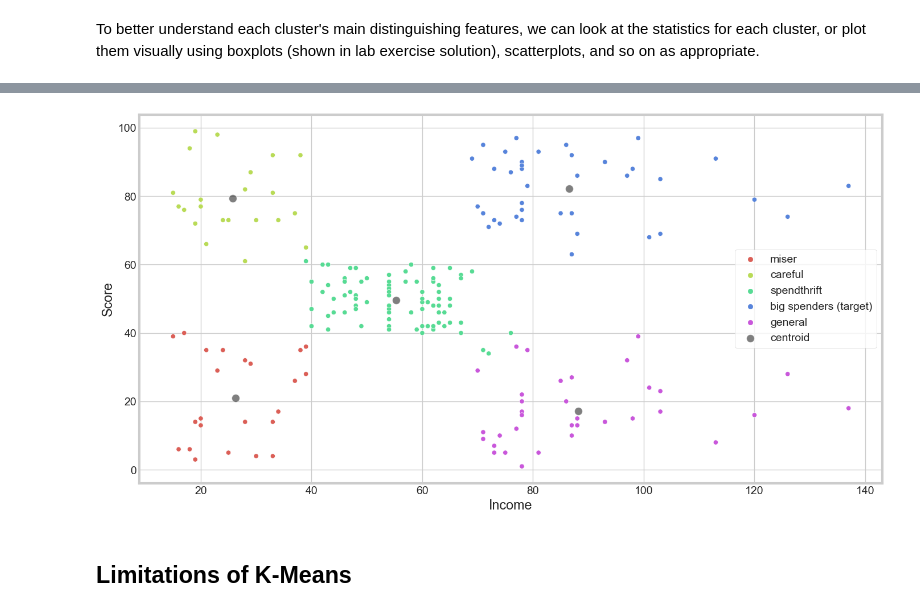
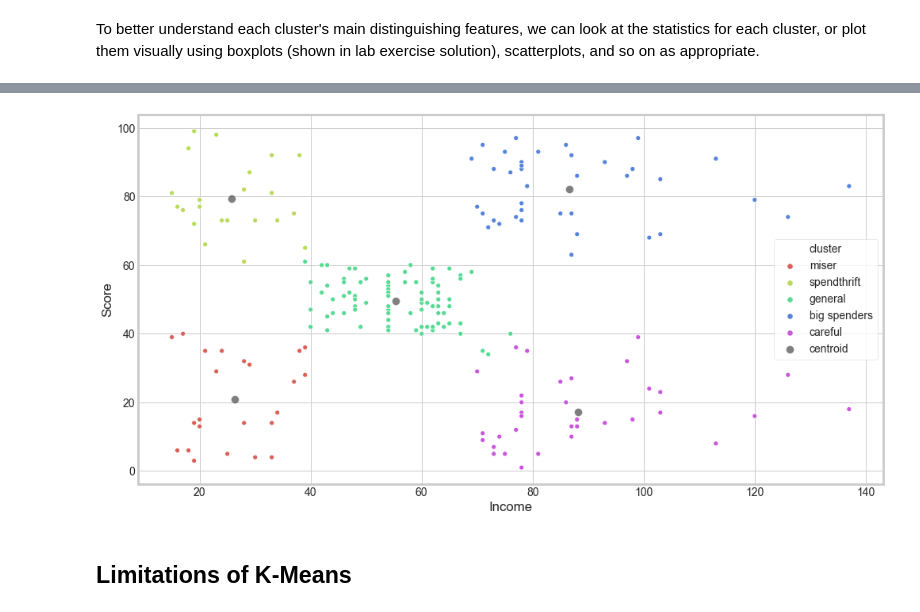
Before and after one commit to GUC-DM/W2022, a Jupyter notebook: lab_content/Lab_08_Complete.ipynb, the cells around one changed output, grey strips where cells are left out. Cells and saved outputs as stored; diff of their text form; code cells hidden in the pictures.

Commit message:
Lab 8 Complete updated with cluster interpretations; Lab 8 Solution added

```diff
--- a/lab_content/Lab_08_Complete.ipynb
+++ b/lab_content/Lab_08_Complete.ipynb
@@ -230,17 +230,17 @@ sns.scatterplot(x=centroids[:, 0], y=centroids[:, 1], label='centroid', color='b
 # %%
 # Optionally, replace the cluster labels with meaningful names
 df.loc[df['cluster'] == 0, 'cluster'] = 'general'
 df.loc[df['cluster'] == 1, 'cluster'] = 'spendthrift'
-df.loc[df['cluster'] == 2, 'cluster'] = 'big spenders (target)'
-df.loc[df['cluster'] == 3, 'cluster'] = 'careful'
-df.loc[df['cluster'] == 4, 'cluster'] = 'miser'
+df.loc[df['cluster'] == 2, 'cluster'] = 'big spenders'
+df.loc[df['cluster'] == 3, 'cluster'] = 'miser'
+df.loc[df['cluster'] == 4, 'cluster'] = 'careful'
 
 plt.figure(figsize=(15,8))
 # Unfortunately, colors are not the same each run without manual assignment of a color to each class
 sns.scatterplot(x='Income', y='Score', hue='cluster', data=df, palette=sns.color_palette('hls', 5));
 sns.scatterplot(x=centroids[:, 0], y=centroids[:, 1], label='centroid', color='black', alpha=0.5, s=100);
 # %% [output]
-[figure, old version]
+[figure, new version]
 # %% [markdown]
 ## Limitations of K-Means
 # %% [markdown]
```
Also changed, not shown: parts of 14 cells of this notebook, 2 other files.
